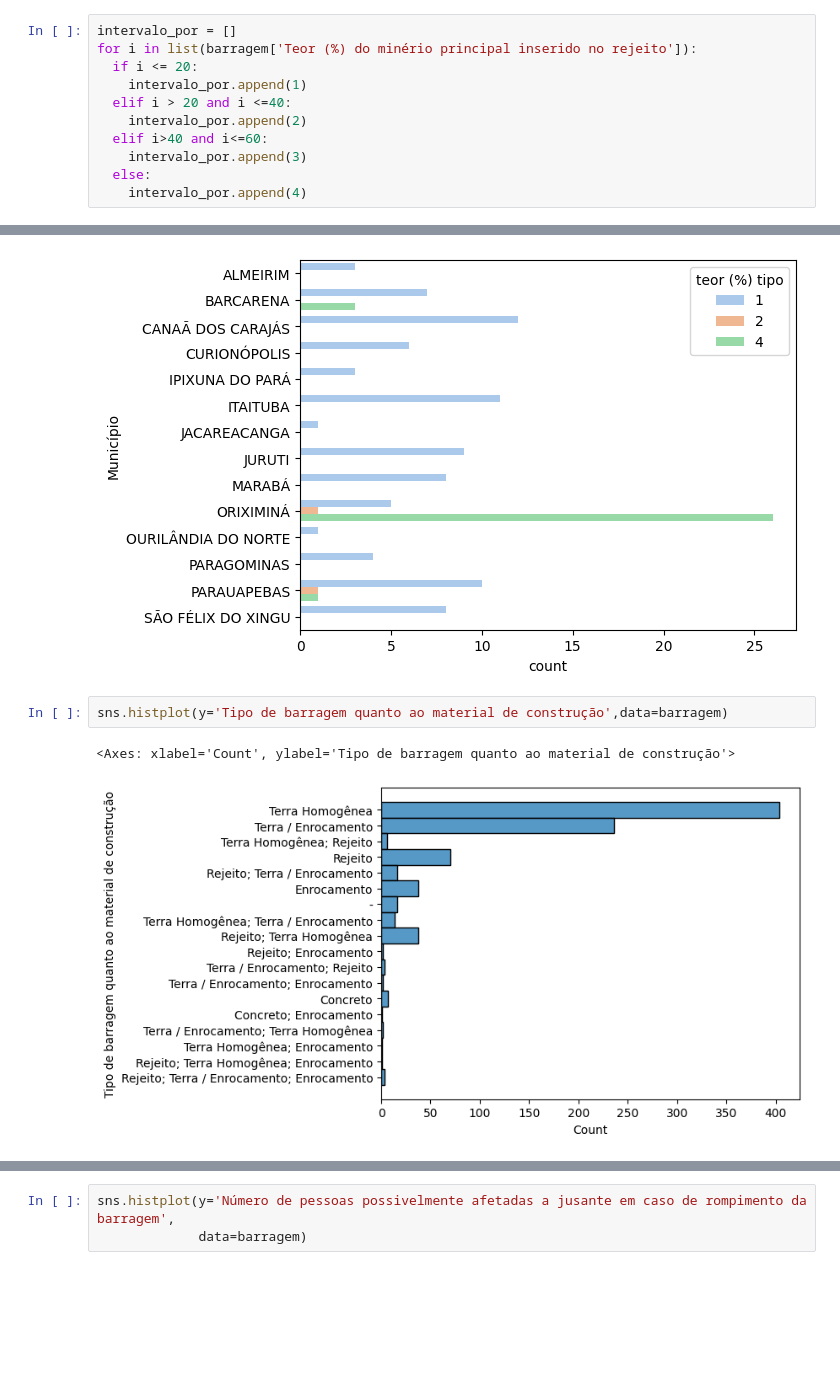
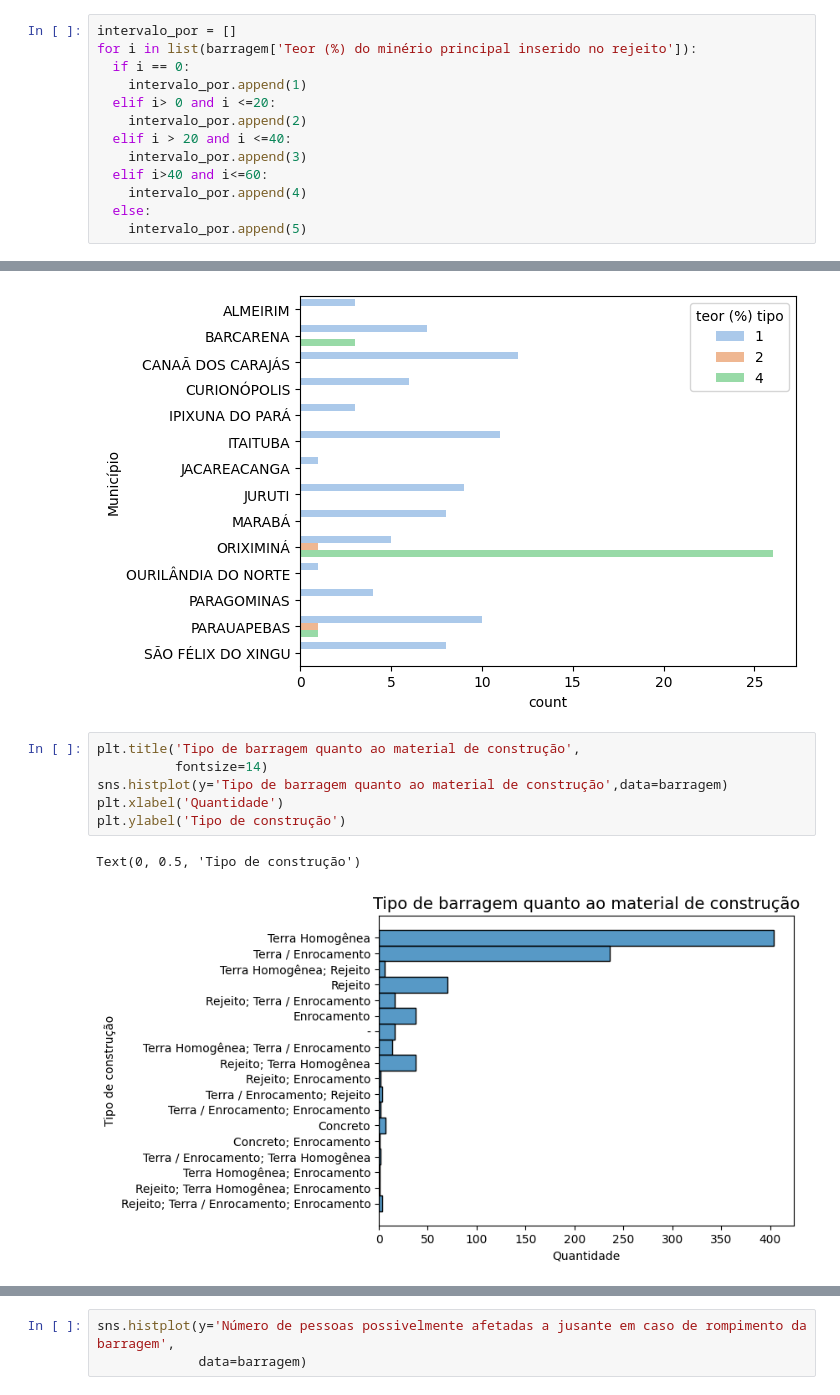
Before and after one commit to acaicomdados/analise-barragens, a Jupyter notebook: Notebook feito nos encontros/analise_barragens_30_03_24.ipynb, the cells around one changed output, grey strips where cells are left out. Cells and saved outputs as stored; diff of their text form; blank space fills up the shorter version.

```diff
--- a/Notebook feito nos encontros/analise_barragens_30_03_24.ipynb
+++ b/Notebook feito nos encontros/analise_barragens_30_03_24.ipynb
@@ -125,14 +137,16 @@ sns.histplot(x='Teor (%) do minério principal inserido no rejeito',data=barrage
 # %%
 intervalo_por = []
 for i in list(barragem['Teor (%) do minério principal inserido no rejeito']):
-  if i <= 20:
+  if i == 0:
     intervalo_por.append(1)
+  elif i> 0 and i <=20:
+    intervalo_por.append(2)
   elif i > 20 and i <=40:
-    intervalo_por.append(2)
+    intervalo_por.append(3)
   elif i>40 and i<=60:
-    intervalo_por.append(3)
+    intervalo_por.append(4)
   else:
-    intervalo_por.append(4)
+    intervalo_por.append(5)
 # %%
 barragem['teor (%) tipo'] = intervalo_por
 barragem.head()
@@ -161,7 +185,11 @@ sns.countplot(y='Município',data=barragem[barragem['UF']=='PA']
 <Axes: xlabel='count', ylabel='Município'>
 [figure]
 # %%
+plt.title('Tipo de barragem quanto ao material de construção',
+          fontsize=14)
 sns.histplot(y='Tipo de barragem quanto ao material de construção',data=barragem)
+plt.xlabel('Quantidade')
+plt.ylabel('Tipo de construção')
 # %% [output]
-<Axes: xlabel='Count', ylabel='Tipo de barragem quanto ao material de construção'>
+Text(0, 0.5, 'Tipo de construção')
-[figure, old version]
+[figure, new version]
```
Also changed, not shown: parts of 9 cells of this notebook.
